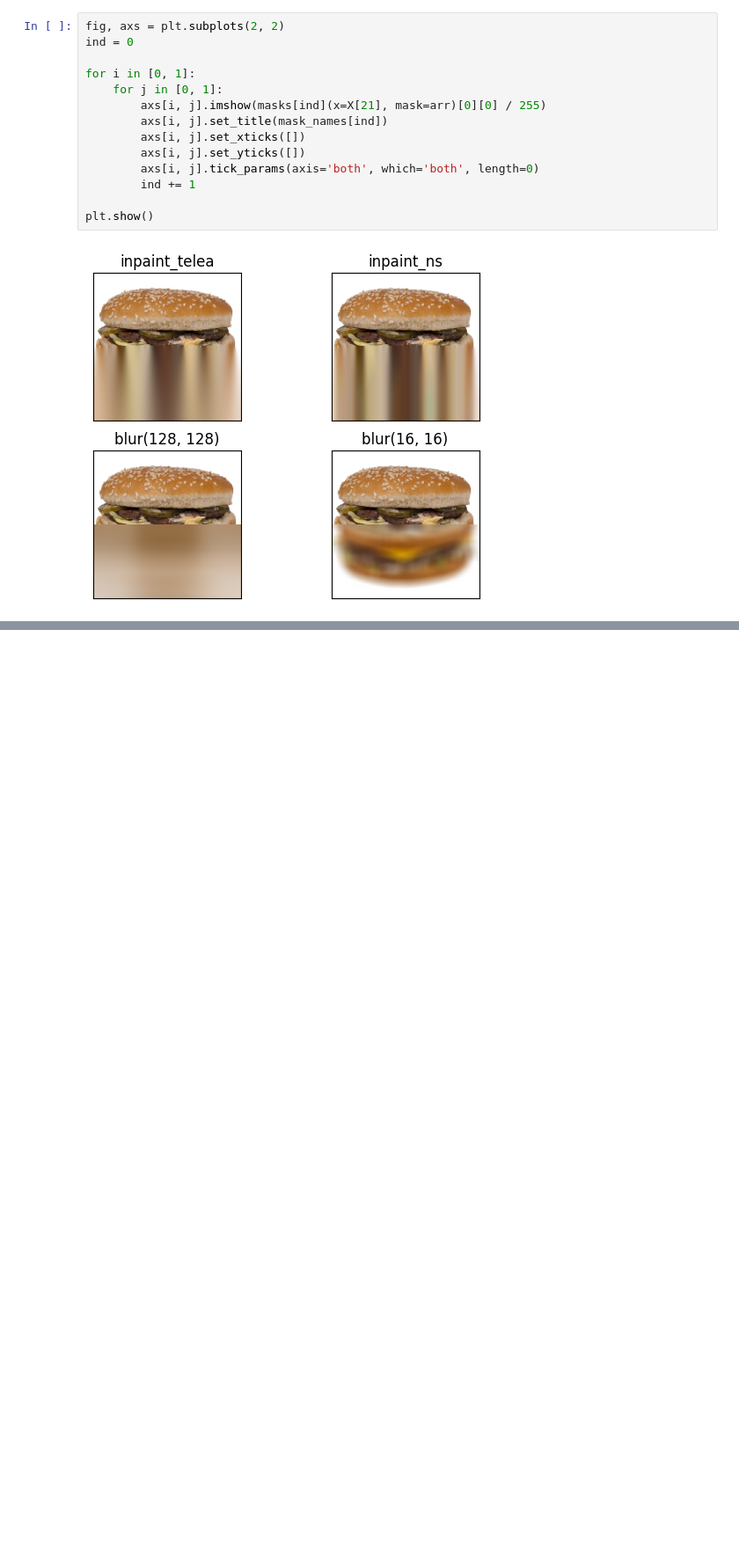
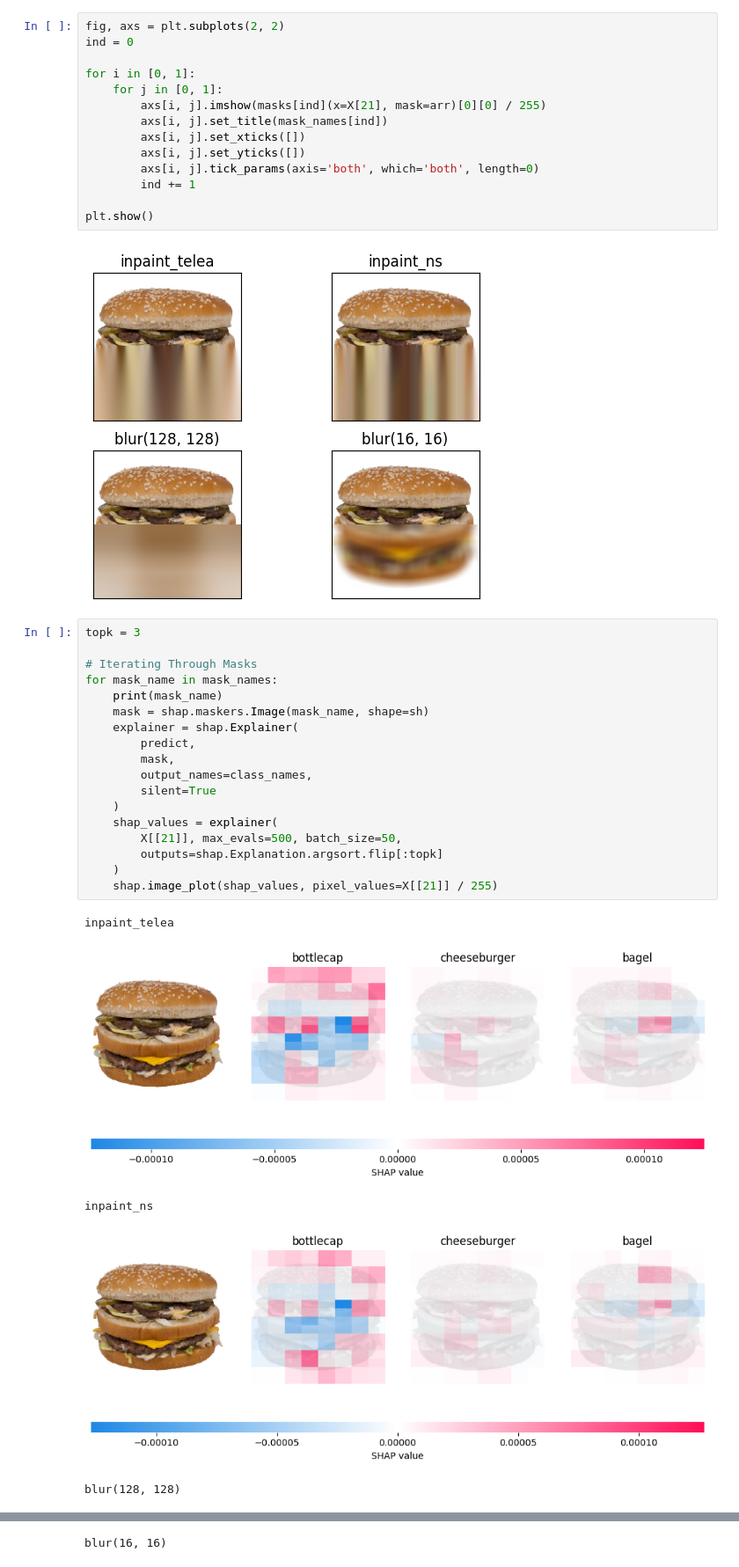
Before and after one commit to joakor89/Interpreting-ML-Models-with-SHAP, a Jupyter notebook: chap_13/ICPE.ipynb, the cells around one changed output, grey strips where cells are left out. Shown at 88% size. Drawn from its saved outputs; the diff is of its cells as text; blank space fills up the shorter version.

Commit message:
Image classification with partition explainer performed

```diff
--- a/chap_13/ICPE.ipynb
+++ b/chap_13/ICPE.ipynb
@@ -133,3 +133,27 @@ for i in [0, 1]:
 plt.show()
 # %% [output]
 [figure]
+# %%
+topk = 3
+
+# Iterating Through Masks
+for mask_name in mask_names:
+    print(mask_name)
+    mask = shap.maskers.Image(mask_name, shape=sh)
+    explainer = shap.Explainer(
+        predict,
+        mask,
+        output_names=class_names,
+        silent=True
+    )
+    shap_values = explainer(
+        X[[21]], max_evals=500, batch_size=50,
+        outputs=shap.Explanation.argsort.flip[:topk]
+    )
+    shap.image_plot(shap_values, pixel_values=X[[21]] / 255)
+# %% [output]
+inpaint_telea
+[figure, added]
+inpaint_ns
+[figure, added]
+blur(128, 128)
@@ -135,0 +161 @@ plt.show()
+blur(16, 16)
```
Also changed, not shown: parts of 5 cells of this notebook.
